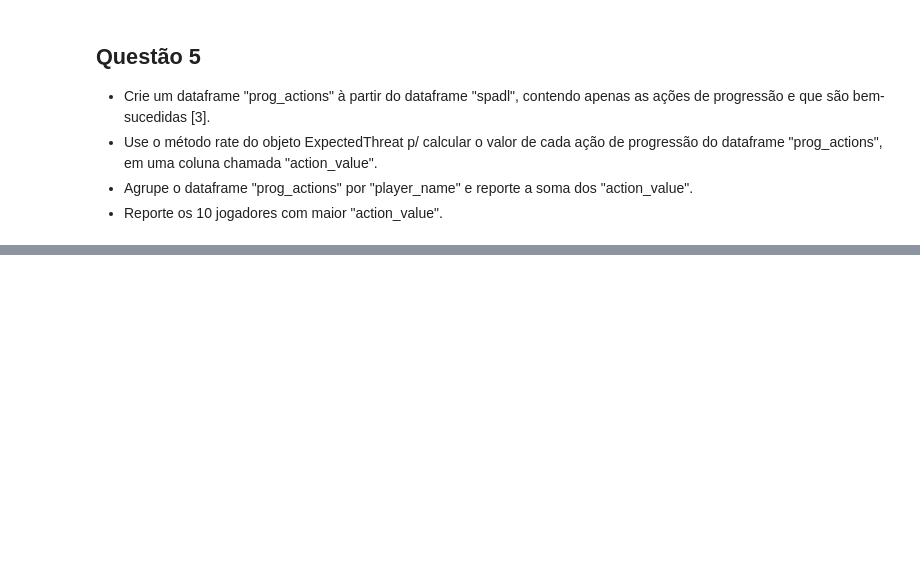
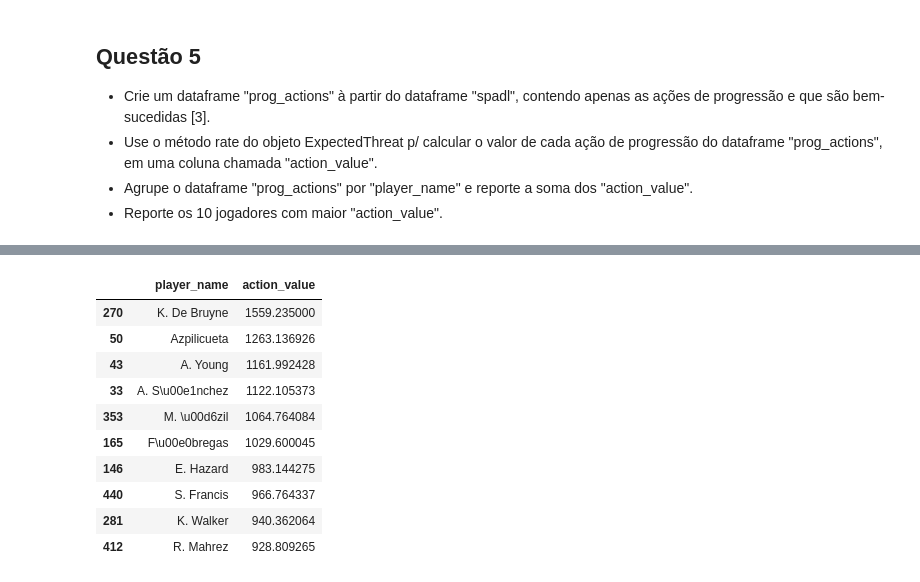
Before and after one commit to lframosferreira/soccer-analytics-notebooks, a Jupyter notebook: atv04/luis_felipe_ramos_ferreira.ipynb, the cells around one changed output, grey strips where cells are left out. Drawn from its saved outputs; the diff is of its cells as text; code cells hidden in the pictures; blank space fills up the shorter version.

```diff
--- a/atv04/luis_felipe_ramos_ferreira.ipynb
+++ b/atv04/luis_felipe_ramos_ferreira.ipynb
@@ -253,0 +287,14 @@ NotFittedError:
+# %%
+aux.nlargest(n=10, columns=["action_value"])
+# %% [output]
+|  | player_name | action_value |
+| 270 | K. De Bruyne | 1559.235000 |
+| 50 | Azpilicueta | 1263.136926 |
+| 43 | A. Young | 1161.992428 |
+| 33 | A. S\u00e1nchez | 1122.105373 |
+| 353 | M. \u00d6zil | 1064.764084 |
+| 165 | F\u00e0bregas | 1029.600045 |
+| 146 | E. Hazard | 983.144275 |
+| 440 | S. Francis | 966.764337 |
+| 281 | K. Walker | 940.362064 |
+| 412 | R. Mahrez | 928.809265 |
```
Also changed, not shown: parts of 4 cells of this notebook.
